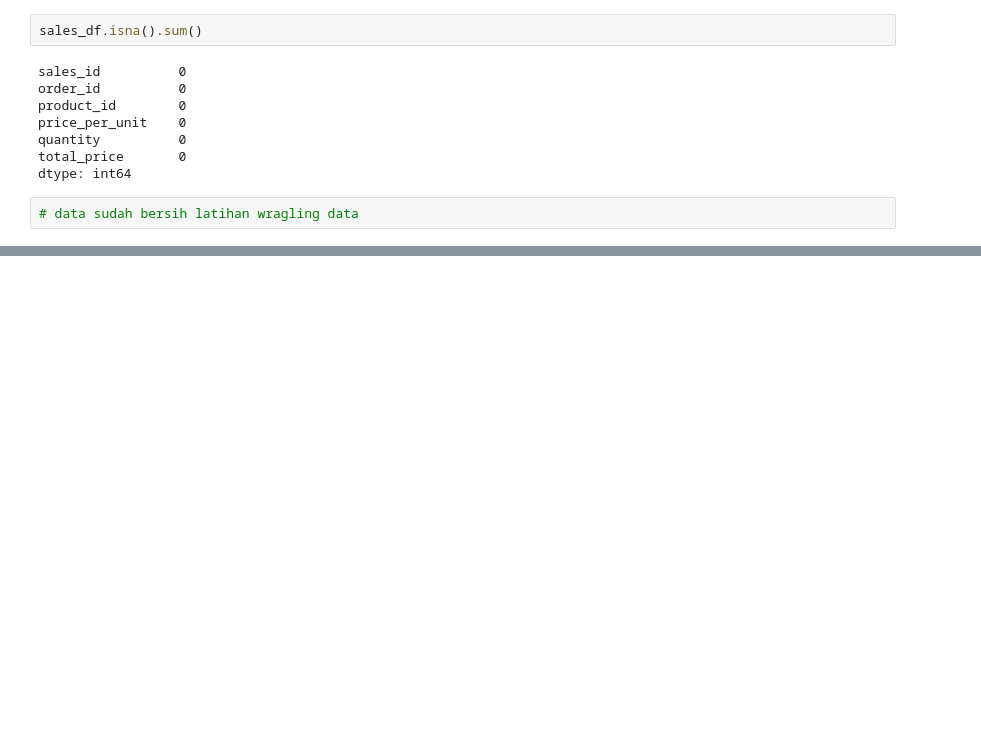
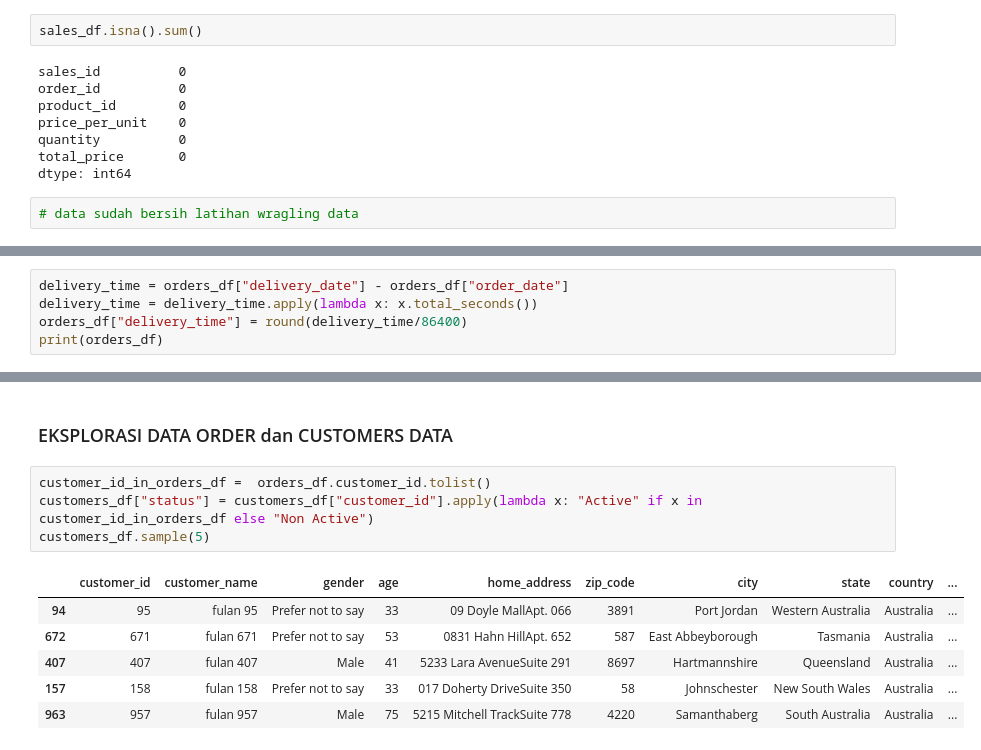
Before and after one commit to Rasio09/PortofolioData, a Jupyter notebook: portofolio/data_dicoding_collection/proyek_analisis_data/main.ipynb, the cells around one changed output, grey strips where cells are left out. Cells and saved outputs as stored; diff of their text form; blank space fills up the shorter version.

```diff
--- a/portofolio/data_dicoding_collection/proyek_analisis_data/main.ipynb
+++ b/portofolio/data_dicoding_collection/proyek_analisis_data/main.ipynb
@@ -400,0 +464,5 @@ dtype: int64
+# %%
+delivery_time = orders_df["delivery_date"] - orders_df["order_date"]
+delivery_time = delivery_time.apply(lambda x: x.total_seconds())
+orders_df["delivery_time"] = round(delivery_time/86400)
+print(orders_df)
@@ -400,0 +496,13 @@ dtype: int64
+# %% [markdown]
+<h3>EKSPLORASI DATA ORDER dan CUSTOMERS DATA
+# %%
+customer_id_in_orders_df =  orders_df.customer_id.tolist()
+customers_df["status"] = customers_df["customer_id"].apply(lambda x: "Active" if x in customer_id_in_orders_df else "Non Active")
+customers_df.sample(5)
+# %% [output]
+|  | customer_id | customer_name | gender | age | home_address | zip_code | city | state | country | ... |
+| 94 | 95 | fulan 95 | Prefer not to say | 33 | 09 Doyle MallApt. 066 | 3891 | Port Jordan | Western Australia | Australia | ... |
+| 672 | 671 | fulan 671 | Prefer not to say | 53 | 0831 Hahn HillApt. 652 | 587 | East Abbeyborough | Tasmania | Australia | ... |
+| 407 | 407 | fulan 407 | Male | 41 | 5233 Lara AvenueSuite 291 | 8697 | Hartmannshire | Queensland | Australia | ... |
+| 157 | 158 | fulan 158 | Prefer not to say | 33 | 017 Doherty DriveSuite 350 | 58 | Johnschester | New South Wales | Australia | ... |
+| 963 | 957 | fulan 957 | Male | 75 | 5215 Mitchell TrackSuite 778 | 4220 | Samanthaberg | South Australia | Australia | ... |
```
Also changed, not shown: parts of 20 cells of this notebook.
